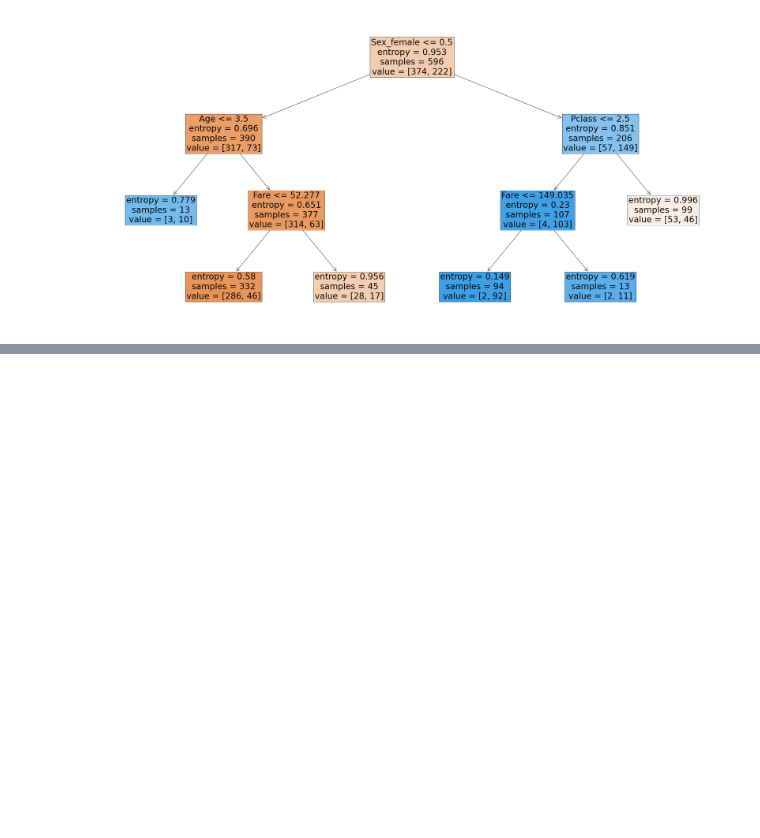
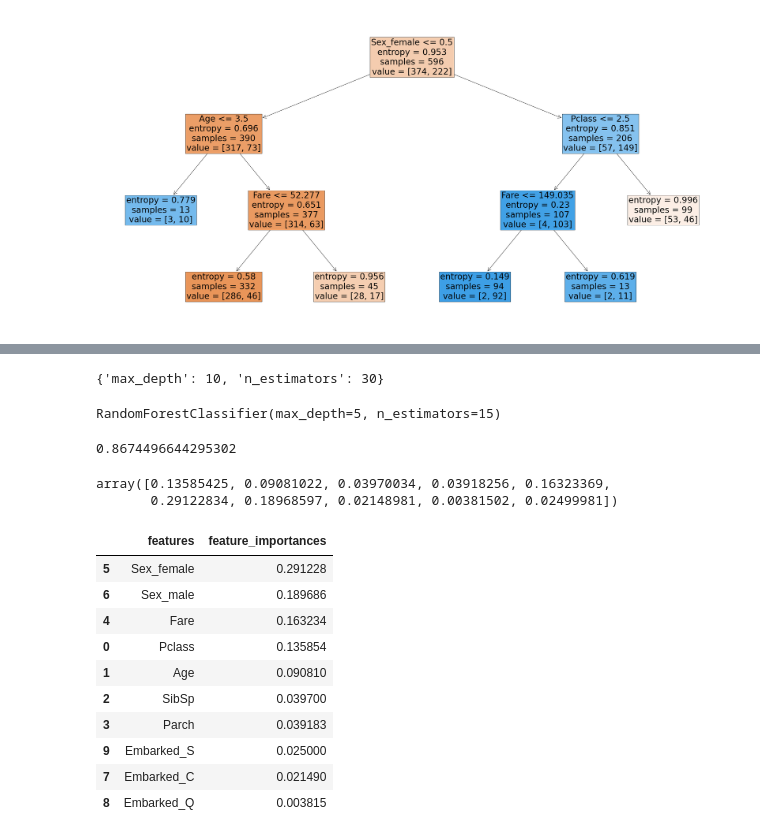
Before and after one commit to NovPas/Data-science.-Stepik, a Jupyter notebook: decision_trees/titanic/titanic.ipynb, the cells around one changed output, grey strips where cells are left out. Drawn from its saved outputs; the diff is of its cells as text; code cells hidden in the pictures; blank space fills up the shorter version.

```diff
--- a/decision_trees/titanic/titanic.ipynb
+++ b/decision_trees/titanic/titanic.ipynb
@@ -301,0 +304,40 @@ p = tree.plot_tree(clf, fontsize=30,filled=True,feature_names=list(X))
+# %%
+from sklearn.ensemble import RandomForestClassifier
+clf_rf = RandomForestClassifier(max_depth=5, n_estimators=15)
+parametrs = {'n_estimators': [10,20,30], 'max_depth': [2,5,7,10]}
+grid_search_cv_clf = GridSearchCV(clf_rf, parametrs, cv=5)
+grid_search_cv_clf.fit(X_train, y_train)
+grid_search_cv_clf.best_params_
+# %% [output]
+{'max_depth': 10, 'n_estimators': 30}
+# %%
+clf_rf.fit(X_train, y_train)
+# %% [output]
+RandomForestClassifier(max_depth=5, n_estimators=15)
+# %%
+clf_rf.score(X_train, y_train)
+# %% [output]
+0.8674496644295302
+# %%
+feature_importance = clf_rf.feature_importances_
+# %%
+feature_importance
+# %% [output]
+array([0.13585425, 0.09081022, 0.03970034, 0.03918256, 0.16323369,
+       0.29122834, 0.18968597, 0.02148981, 0.00381502, 0.02499981])
+# %%
+feature_importance_df = pd.DataFrame({'features':list(X_train), 'feature_importances':feature_importance})
+# %%
+feature_importance_df.sort_values('feature_importances', ascending=False)
+# %% [output]
+|  | features | feature_importances |
+| 5 | Sex_female | 0.291228 |
+| 6 | Sex_male | 0.189686 |
+| 4 | Fare | 0.163234 |
+| 0 | Pclass | 0.135854 |
+| 1 | Age | 0.090810 |
+| 2 | SibSp | 0.039700 |
+| 3 | Parch | 0.039183 |
+| 9 | Embarked_S | 0.025000 |
+| 7 | Embarked_C | 0.021490 |
+| 8 | Embarked_Q | 0.003815 |
```
Also changed, not shown: parts of 10 cells of this notebook, 3 other files.
